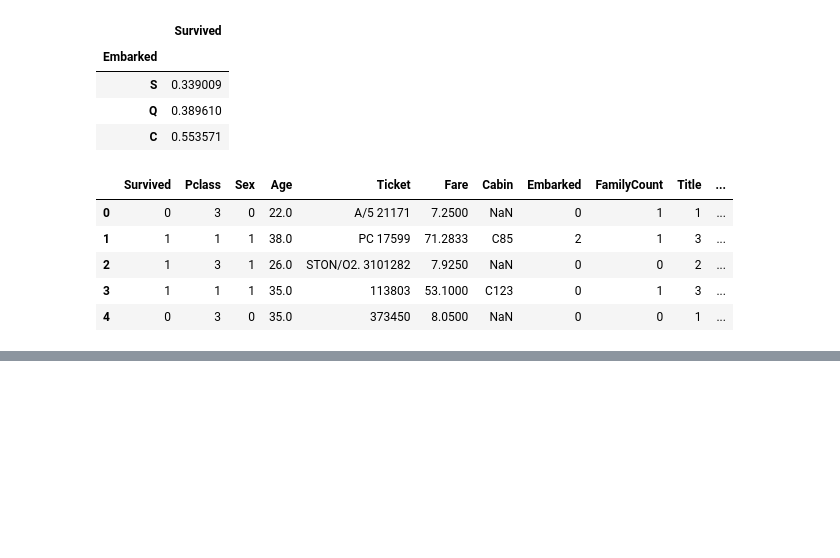
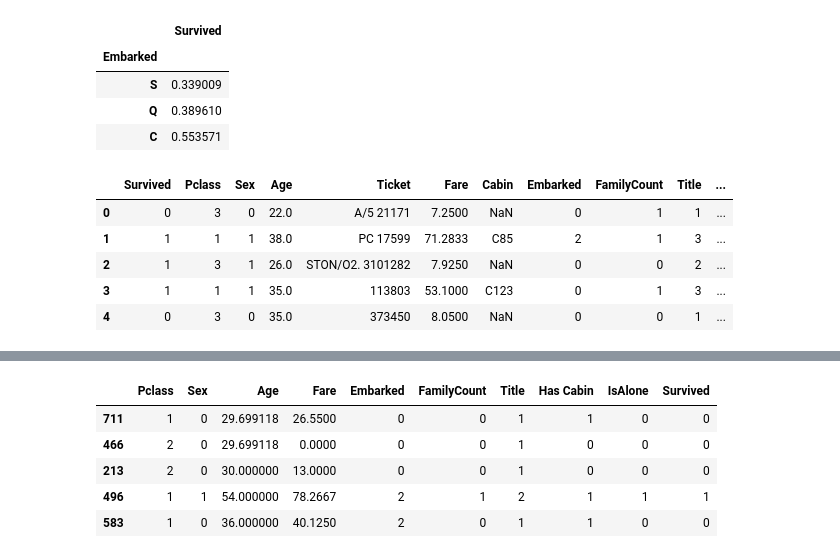
Before and after one commit to mlsacbvp/titanic-survival-prediction, a Jupyter notebook: Titanic_analysis.ipynb, the cells around one changed output, grey strips where cells are left out. Cells and saved outputs as stored; diff of their text form; code cells hidden in the pictures; blank space fills up the shorter version.

```diff
--- a/Titanic_analysis.ipynb
+++ b/Titanic_analysis.ipynb
@@ -423,5 +400,0 @@ lr = LogisticRegression(random_state=16)
-# %%
-lr.fit(X_train,y_train)
-y_pred = lr.predict(X_val)
-acc_log = round(lr.score(X_train, y_train) * 100, 2)
-acc_log
@@ -497,10 +400,0 @@ InvalidIndexError: (slice(None, None, None), [585, 33, 439, 494, 591, 15, 211, 4
-# %%
-rf = RandomForestClassifier()
-rf.fit(X_train, y_train)
-
-y_predict = rf.predict(X_test)
-acc_rf=knn = KNeighborsClassifier(n_neighbors = 3)
-knn.fit(X_train, y_train)
-Y_pred = knn.predict(X_test)
-acc_rf= accuracy_score(y_test,Y_pred)
-acc_rf
@@ -511,6 +400,0 @@ acc_rf
-# %%
-svc = SVC()
-svc.fit(X_train, y_train)
-Y_pred = svc.predict(X_test)
-acc_svc = accuracy_score(y_test,Y_pred)
-acc_svc
@@ -521,6 +400,0 @@ acc_svc
-# %%
-knn = KNeighborsClassifier(n_neighbors = 3)
-knn.fit(X_train, y_train)
-Y_pred = knn.predict(X_test)
-acc_knn == accuracy_score(y_test,Y_pred)
-acc_knn
@@ -528,0 +413,10 @@ acc_knn
+# %%
+train=pd.concat([X_train,y_train],axis=1)
+train.to_csv("train_dataset.csv")
+# %% [output]
+|  | Pclass | Sex | Age | Fare | Embarked | FamilyCount | Title | Has Cabin | IsAlone | Survived |
+| 711 | 1 | 0 | 29.699118 | 26.5500 | 0 | 0 | 1 | 1 | 0 | 0 |
+| 466 | 2 | 0 | 29.699118 | 0.0000 | 0 | 0 | 1 | 0 | 0 | 0 |
+| 213 | 2 | 0 | 30.000000 | 13.0000 | 0 | 0 | 1 | 0 | 0 | 0 |
+| 496 | 1 | 1 | 54.000000 | 78.2667 | 2 | 1 | 2 | 1 | 1 | 1 |
+| 583 | 1 | 0 | 36.000000 | 40.1250 | 2 | 0 | 1 | 1 | 0 | 0 |
```
Also changed, not shown: parts of 20 cells of this notebook.
